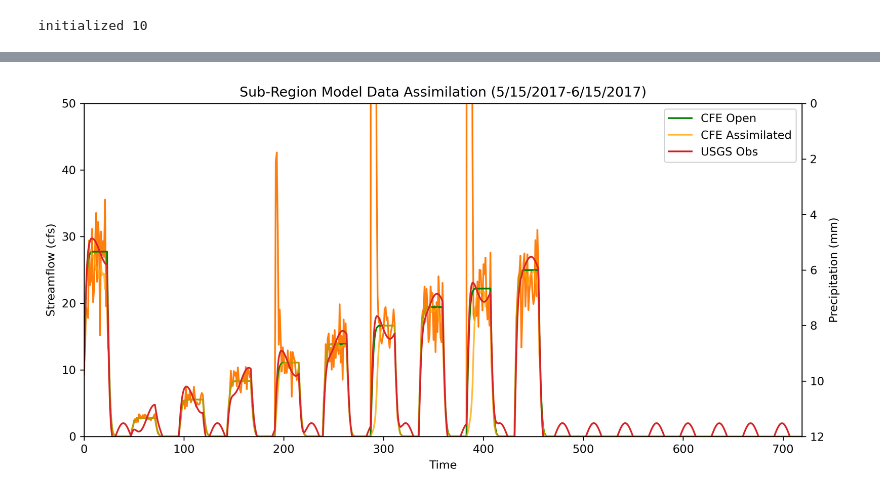
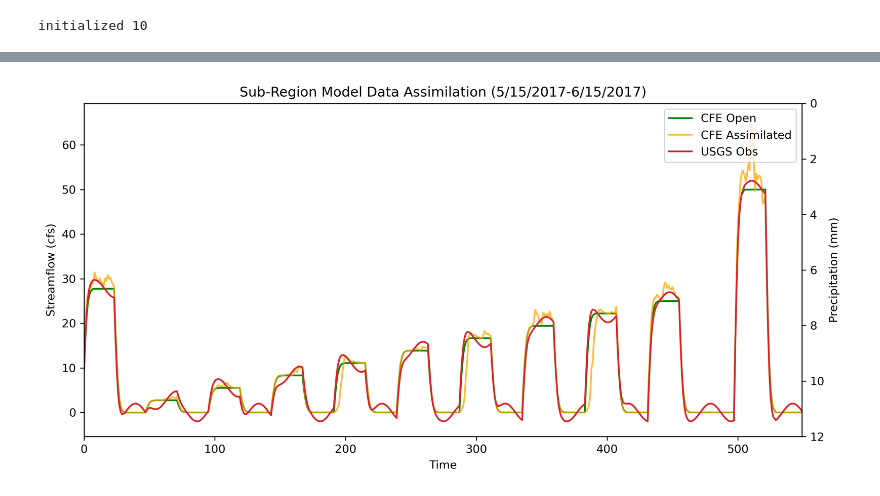
Before and after one commit to zbutler33/NextGen---The-Simulators-, a Jupyter notebook: Toy_Model/Toymodel_synthetic.ipynb, the cells around one changed output, grey strips where cells are left out. Saved outputs shown, nothing was run; the diff lists cells and outputs as text; code cells hidden in the pictures.

```diff
--- a/Toy_Model/Toymodel_synthetic.ipynb
+++ b/Toy_Model/Toymodel_synthetic.ipynb
@@ -184,36 +184,36 @@ final gw.storage:   0.0001
 # %%
 istart_plot=0
-iend_plot=720
+iend_plot=550
 x = list(range(istart_plot, iend_plot))
 
 fig, ax1 = plt.subplots(figsize = (10,5), dpi=300)
 
 ax2 = ax1.twinx()
 
 ax1.set_xlabel('Time')
 ax1.set_ylabel('Streamflow (cfs)')
 ax2.set_ylabel('Precipitation (mm)')
 ax2.set_ylim(0,12,1)
 ax2.invert_yaxis()
-ax1.set_ylim(0,50,1)
+#ax1.set_ylim(0,50,1)
 
 plt.title('Sub-Region Model Data Assimilation (5/15/2017-6/15/2017)')
 #Precip = ax2.bar(x, df_forcing['APCP_surface'][istart_plot:iend_plot],width=1,alpha=0.7, color="tab:blue", label = 'Precip')
-ax1.plot(x, cfePeturbed[istart_plot:iend_plot], color = 'tab:orange', label = 'CFE Peturbed')
+#ax1.plot(x, cfePeturbed[istart_plot:iend_plot], color = 'tab:orange', label = 'CFE Peturbed')
 Open, = ax1.plot(x, cfeOpen[istart_plot:iend_plot], color = 'green', label = 'CFE Open')
 Analysis, = ax1.plot(x, cfeAnalysis[istart_plot:iend_plot], color = 'orange', alpha=0.75, label = 'CFE Assimilated')
 Obs, = ax1.plot(x, OBSERVATIONS_LIST[istart_plot:iend_plot], color = 'tab:red', label = 'USGS Obs')
 #ax1.plot(x, cfeEnKF[istart_plot:iend_plot], color = 'tab:blue', label = 'EnKF')
 
 plt.legend(handles = [Open,Analysis,Obs], loc='upper right', bbox_to_anchor=(0.5, 0.5, 0.5, 0.5))
 
 #plt.savefig("WorkingDA_7-19.png")
 fig.tight_layout()
 ax1.margins(x=0)
 
 plt.show()
 # %% [output]
-[figure, old version]
+[figure, new version]
 # %%
 df=pd.DataFrame({"obs":OBSERVATIONS_LIST,"cfeAnalysis":cfeAnalysis,"cfeOpen":cfeOpen})
 df.dropna(axis=0, inplace=True)
```
Also changed, not shown: parts of 5 cells of this notebook, 5 other files.
